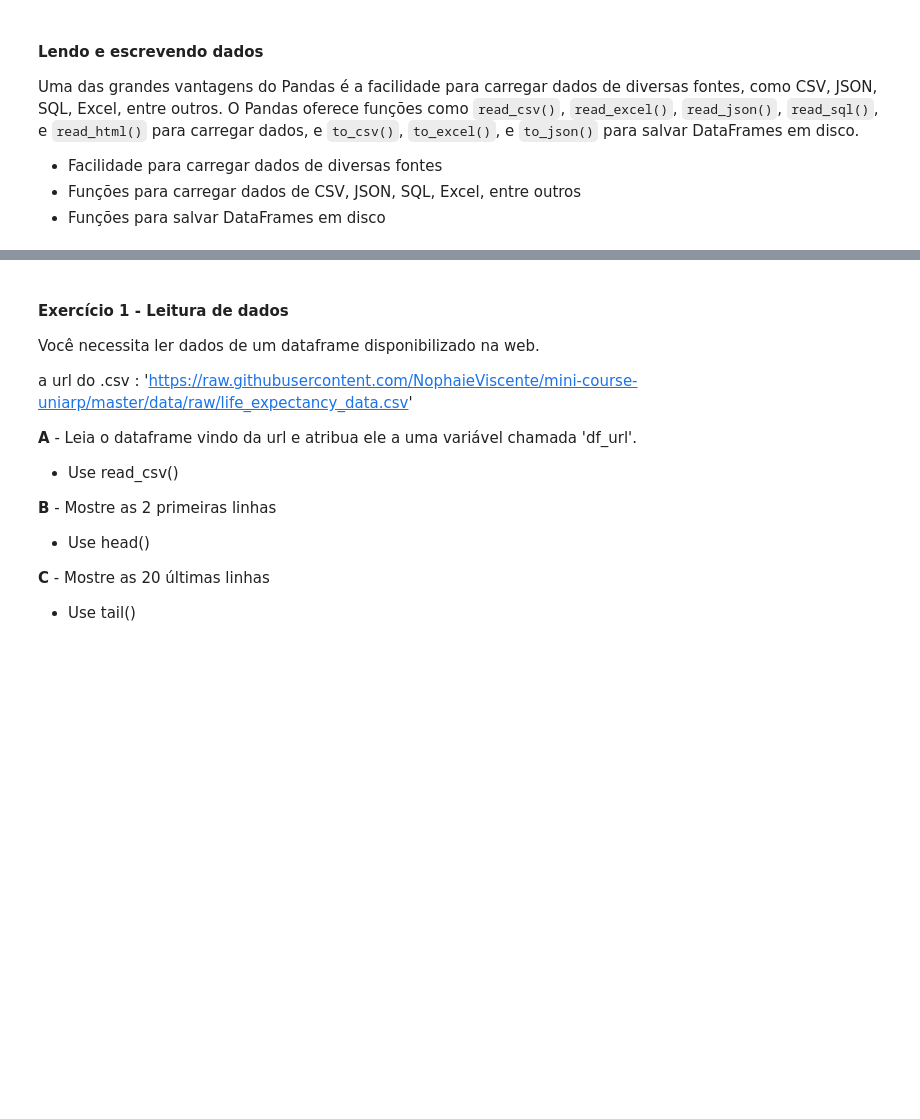
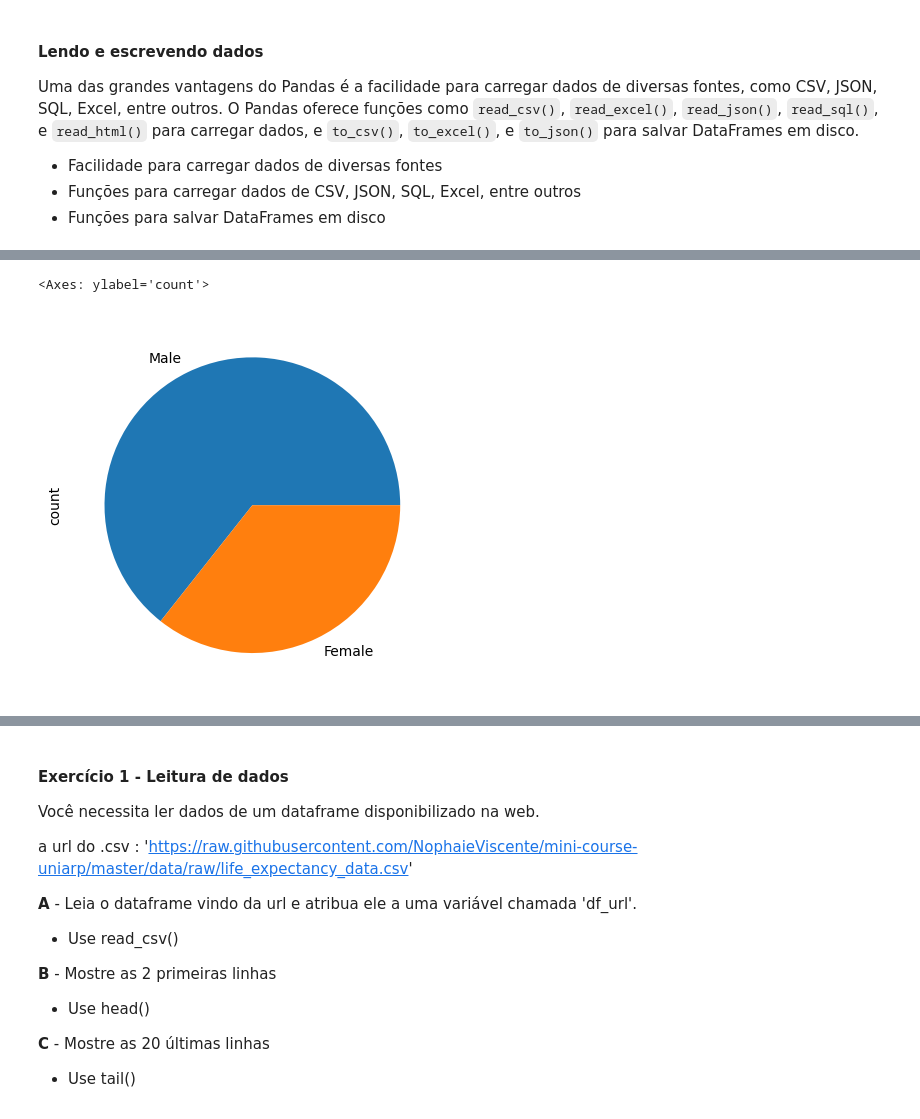
Before and after one commit to NophaieViscente/mini-course-uniarp, a Jupyter notebook: src/notebooks/pandas_introduction.ipynb, the cells around one changed output, grey strips where cells are left out. Saved outputs shown, nothing was run; the diff lists cells and outputs as text; code cells hidden in the pictures; blank space fills up the shorter version.

```diff
--- a/src/notebooks/pandas_introduction.ipynb
+++ b/src/notebooks/pandas_introduction.ipynb
@@ -71,0 +217,6 @@ pd.read_csv("https://raw.githubusercontent.com/NophaieViscente/mini-course-uniar
+# %%
+# UItilizando o filtro e plotando um gráfico
+df['sex'].value_counts().plot.pie()
+# %% [output]
+<Axes: ylabel='count'>
+[figure, added]
```
Also changed, not shown: parts of 20 cells of this notebook, 1 other file.
